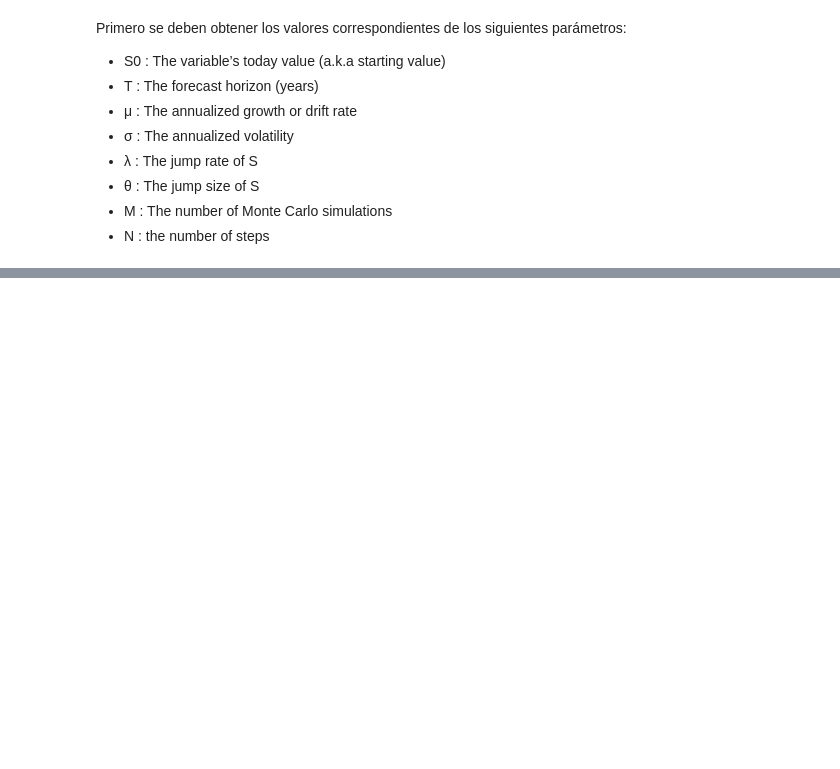
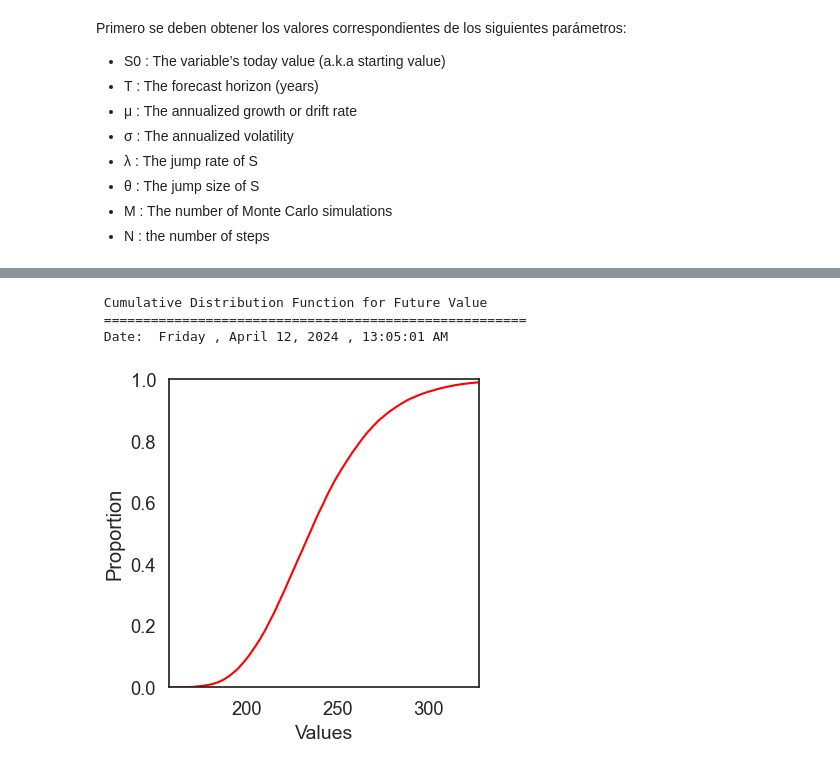
Before and after one commit to 01745134/proyectos-ingenieria, a Jupyter notebook: tarea1-modelacionVolatilidad.ipynb, the cells around one changed output, grey strips where cells are left out. Saved outputs shown, nothing was run; the diff lists cells and outputs as text; code cells hidden in the pictures; blank space fills up the shorter version.

```diff
--- a/tarea1-modelacionVolatilidad.ipynb
+++ b/tarea1-modelacionVolatilidad.ipynb
@@ -351,0 +680,16 @@ edges, moments = jd.moments(timeseries = X)
+# %%
+plt.figure(figsize = (4,4))
+kwargs = {'cumulative': True}
+sns.set(font_scale = 1.2)
+sns.set_style('white')
+ax = sns.ecdfplot(V, color='red')
+ax.set_xlabel('Values',fontsize=14)
+ax.set_xlim( np.percentile(V, 0) , np.percentile(V, 99) )
+print("\033[1m Cumulative Distribution Function for Future Value")
+print("\033[0m ======================================================")
+print("\033[1m Date:","\033[0m",calendar.day_name[curr_date.weekday()],",",today.strftime("%B %d, %Y"),",",now.strftime("%H:%M:%S AM"));
+# %% [output]
+ Cumulative Distribution Function for Future Value
+ ======================================================
+ Date:  Friday , April 12, 2024 , 13:05:01 AM
+[figure, added]
```
Also changed, not shown: parts of 39 cells of this notebook.
